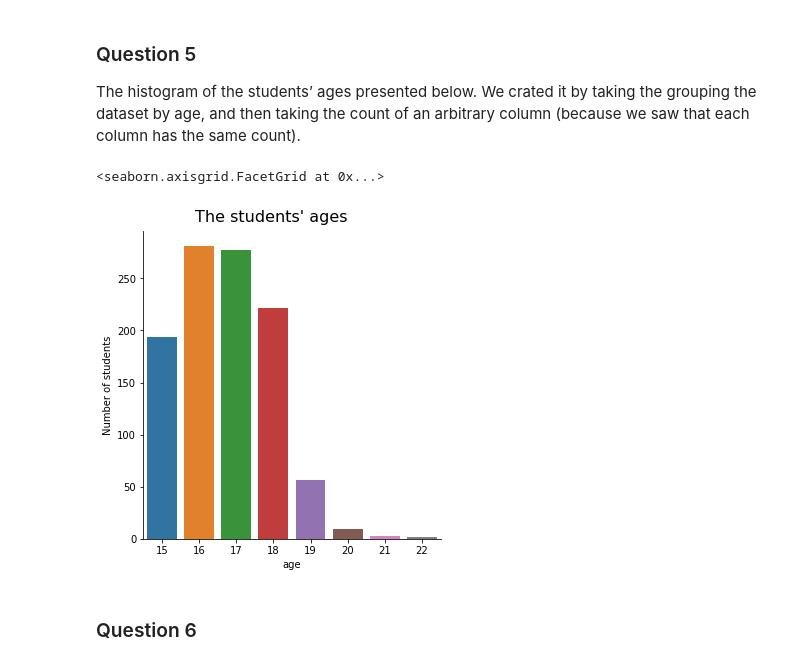
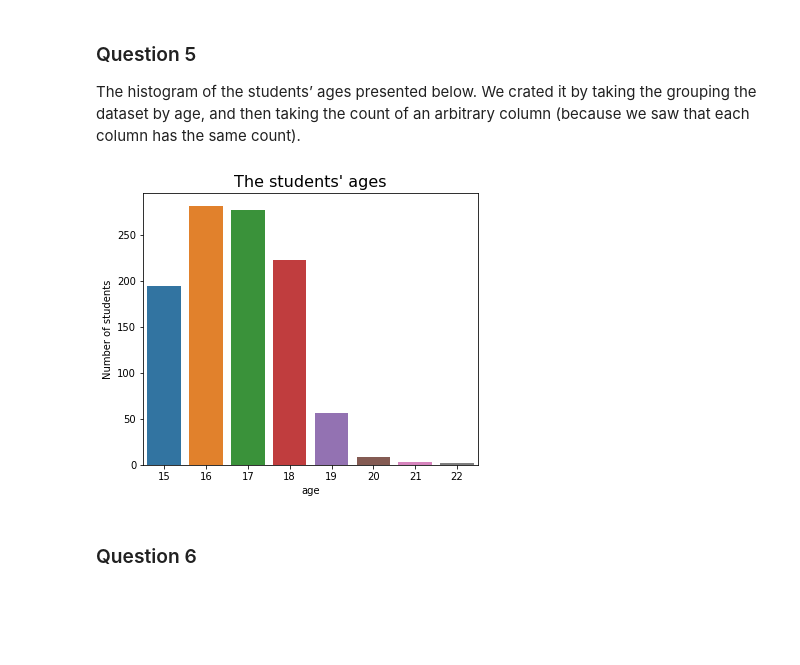
Before and after one commit to dvir019/Introduction_to_Data_Analysis-HW2, a Jupyter notebook: HW2_212234637_324270883.ipynb, the cells around one changed output. Saved outputs shown, nothing was run; the diff lists cells and outputs as text; code cells hidden in the pictures; blank space fills up the shorter version.

```diff
--- a/HW2_212234637_324270883.ipynb
+++ b/HW2_212234637_324270883.ipynb
@@ -41,15 +41,23 @@ df_gb_class.count()
 The histogram of the students’ ages presented below.
 We crated it by taking the grouping the dataset by age, and then taking the count of an arbitrary column
 (because we saw that each column has the same count).
-# %%
-df_gb_ages = hw_df.groupby('age', as_index=False)
-ages_count_df = df_gb_ages.count()[['age', 'school']].rename(columns={'school':'students_num'})
-ages_hist = sns.catplot(kind='bar', data=ages_count_df, x='age', y='students_num')
-ages_hist.fig.suptitle("The students' ages", fontsize=16, y=1.03)
-ages_hist.set(ylabel="Number of students")
-# %% [output]
-<seaborn.axisgrid.FacetGrid at 0x...>
-[figure, removed]
+# %%
+# Set the size of the plot
+plt.figure(figsize=(6, 5))
+
+# Create the histogram
+ages_hist = sns.countplot(data=hw_df, x='age')
+
+# Set the label of the Y axis
+ages_hist.set(ylabel='Number of students')
+
+# Set the title
+ages_hist.set_title("The students' ages", fontsize=16)
+
+# Show the histogram
+plt.show()
+# %% [output]
+[figure, added]
 # %% [markdown]
 ### Question 6
 # %% [markdown]
```
Also changed, not shown: parts of 1 cell of this notebook.
